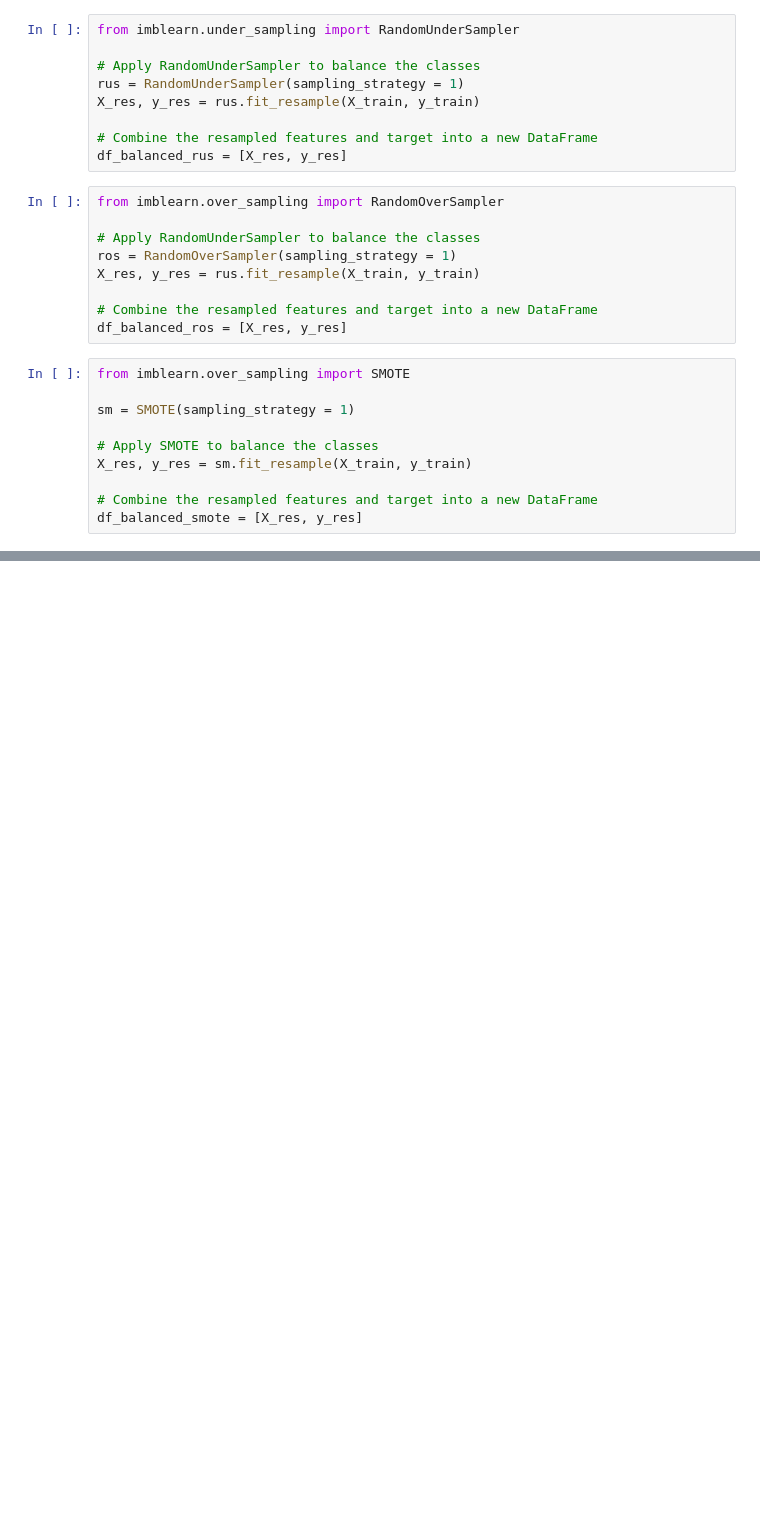
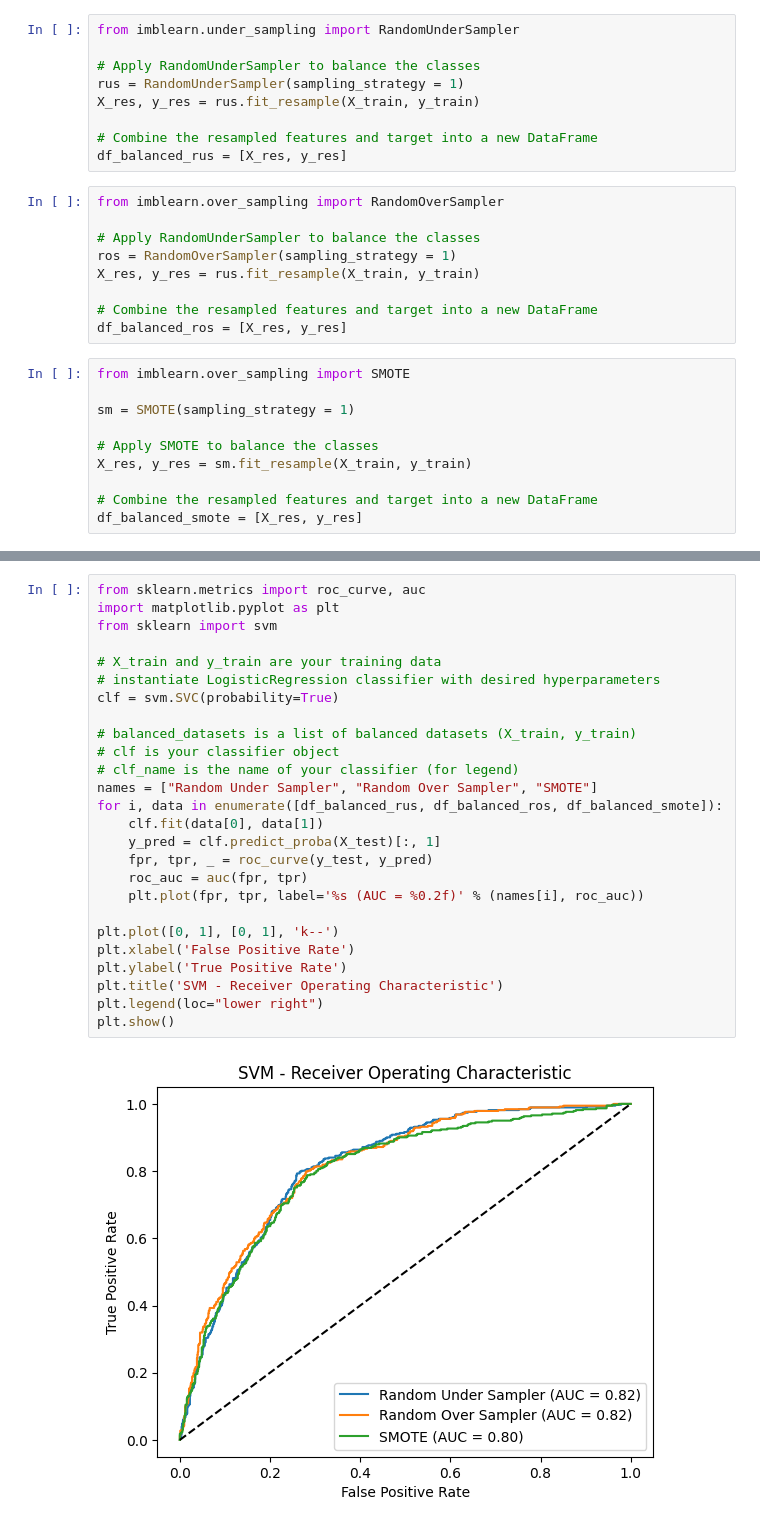
Before and after one commit to mikolajhilgert/jads-ml-project, a Jupyter notebook: notebooks/Data_Preparation_Mikolaj/Preparation.ipynb, the cells around one changed output, grey strips where cells are left out. Drawn from its saved outputs; the diff is of its cells as text; blank space fills up the shorter version.

```diff
--- a/notebooks/Data_Preparation_Mikolaj/Preparation.ipynb
+++ b/notebooks/Data_Preparation_Mikolaj/Preparation.ipynb
@@ -401,0 +430,28 @@ Please also refer to the documentation for alternative solver options:
+# %%
+from sklearn.metrics import roc_curve, auc
+import matplotlib.pyplot as plt
+from sklearn import svm
+
+# X_train and y_train are your training data
+# instantiate LogisticRegression classifier with desired hyperparameters
+clf = svm.SVC(probability=True)
+
+# balanced_datasets is a list of balanced datasets (X_train, y_train)
+# clf is your classifier object
+# clf_name is the name of your classifier (for legend)
+names = ["Random Under Sampler", "Random Over Sampler", "SMOTE"]
+for i, data in enumerate([df_balanced_rus, df_balanced_ros, df_balanced_smote]):
+    clf.fit(data[0], data[1])
+    y_pred = clf.predict_proba(X_test)[:, 1]
+    fpr, tpr, _ = roc_curve(y_test, y_pred)
+    roc_auc = auc(fpr, tpr)
+    plt.plot(fpr, tpr, label='%s (AUC = %0.2f)' % (names[i], roc_auc))
+
+plt.plot([0, 1], [0, 1], 'k--')
+plt.xlabel('False Positive Rate')
+plt.ylabel('True Positive Rate')
+plt.title('SVM - Receiver Operating Characteristic')
+plt.legend(loc="lower right")
+plt.show()
+# %% [output]
+[figure, added]
```
Also changed, not shown: parts of 21 cells of this notebook, 1 other file.
